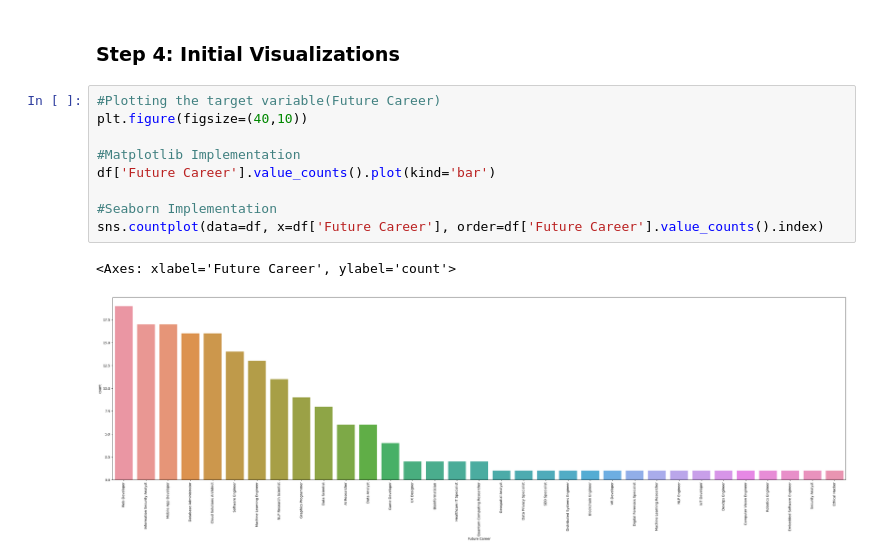
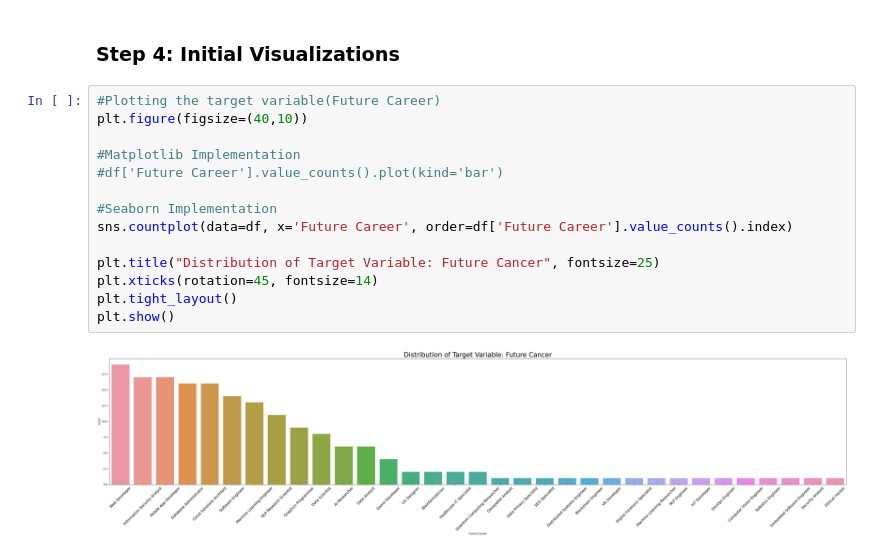
Before and after one commit to pegasus991/career-counsellor-ml, a Jupyter notebook: notebooks/EDA.ipynb, the cells around one changed output. Saved outputs shown, nothing was run; the diff lists cells and outputs as text.

```diff
--- a/notebooks/EDA.ipynb
+++ b/notebooks/EDA.ipynb
@@ -87,12 +87,16 @@ dtype: int64
 # %%
 #Plotting the target variable(Future Career)
 plt.figure(figsize=(40,10))
 
 #Matplotlib Implementation
-df['Future Career'].value_counts().plot(kind='bar')
+#df['Future Career'].value_counts().plot(kind='bar')
 
 #Seaborn Implementation
-sns.countplot(data=df, x=df['Future Career'], order=df['Future Career'].value_counts().index)
+sns.countplot(data=df, x='Future Career', order=df['Future Career'].value_counts().index)
+
+plt.title("Distribution of Target Variable: Future Cancer", fontsize=25)
+plt.xticks(rotation=45, fontsize=14)
+plt.tight_layout()
+plt.show()
 # %% [output]
-<Axes: xlabel='Future Career', ylabel='count'>
-[figure, old version]
+[figure, new version]
```
